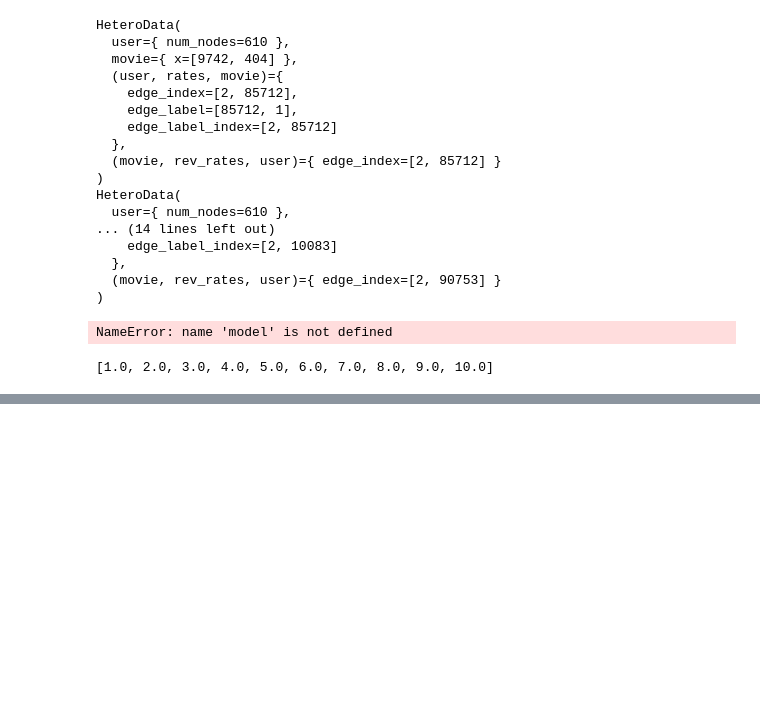
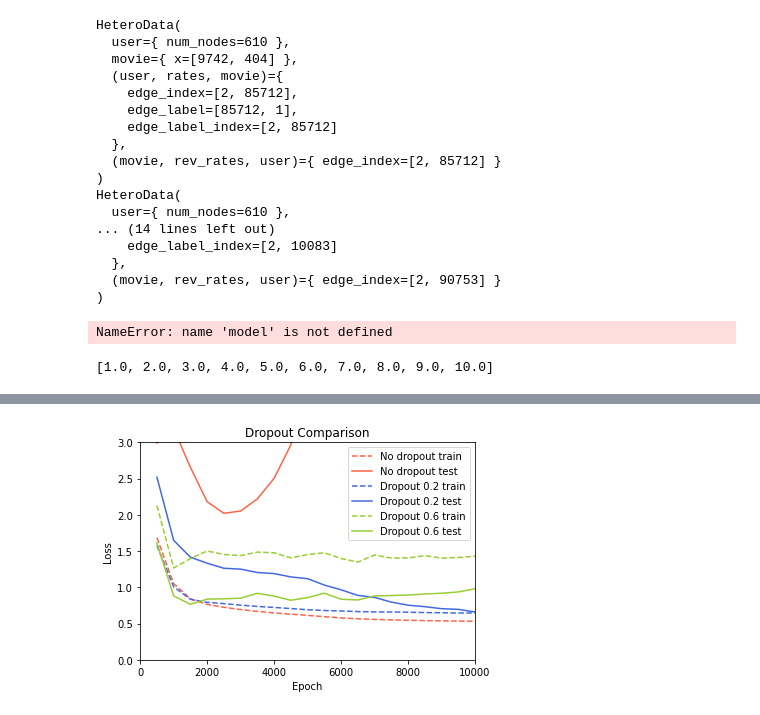
Before and after one commit to Sticksword/graph-neural-network-recommender-system, a Jupyter notebook: quang-sketch-link-pred.ipynb, the cells around one changed output, grey strips where cells are left out. Cells and saved outputs as stored; diff of their text form; code cells hidden in the pictures; blank space fills up the shorter version.

```diff
--- a/quang-sketch-link-pred.ipynb
+++ b/quang-sketch-link-pred.ipynb
@@ -274,0 +317,12 @@ class Net(torch.nn.Module):
+# %%
+make_plot(
+    dfs={
+        'No dropout': load_df('gcn-genre-no-dropout.tsv'),
+        'Dropout 0.2': load_df('gcn-genre.tsv'),
+        'Dropout 0.6': load_df('gcn-genre-dropout06.tsv'),
+    },
+    title='Dropout Comparison',
+    r_lim=10_000,
+)
+# %% [output]
+[figure, added]
```
Also changed, not shown: parts of 3 cells of this notebook, 8 other files.
